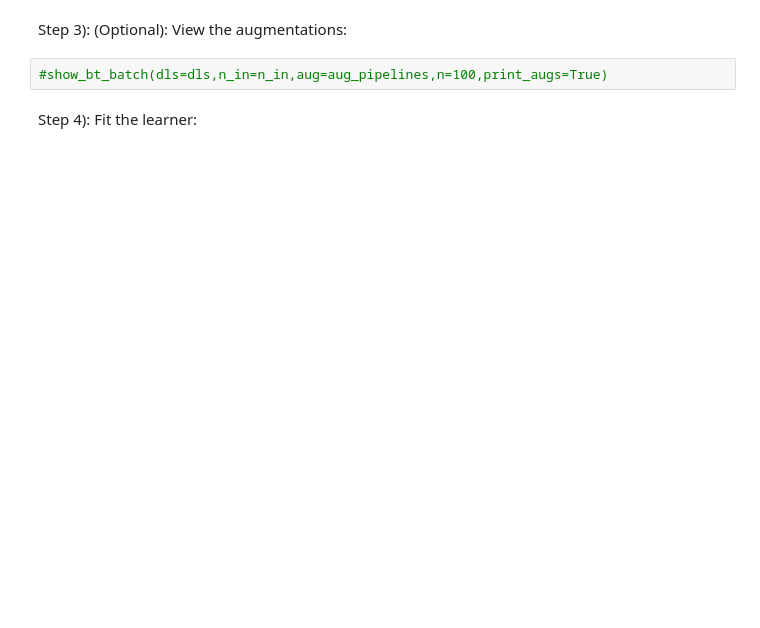
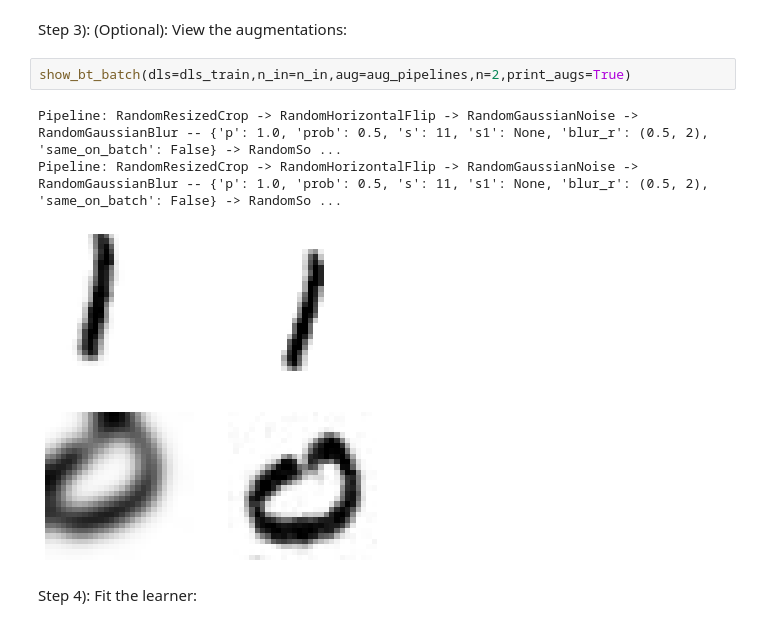
Before and after one commit to hamish-haggerty/AI-hacking, a Jupyter notebook: SSL/MNIST_Val_draft.ipynb, the cells around one changed output. Cells and saved outputs as stored; diff of their text form; blank space fills up the shorter version.

```diff
--- a/SSL/MNIST_Val_draft.ipynb
+++ b/SSL/MNIST_Val_draft.ipynb
@@ -410,6 +381,10 @@ learn = Learner(dls,model, cbs=[BarlowTwins(aug_pipelines,n_in=n_in,lmb=1/ps,pri
 # %% [markdown]
 Step 3): (Optional): View the augmentations:
 # %%
-#show_bt_batch(dls=dls,n_in=n_in,aug=aug_pipelines,n=100,print_augs=True)
+show_bt_batch(dls=dls_train,n_in=n_in,aug=aug_pipelines,n=2,print_augs=True)
+# %% [output]
+Pipeline: RandomResizedCrop -> RandomHorizontalFlip -> RandomGaussianNoise -> RandomGaussianBlur -- {'p': 1.0, 'prob': 0.5, 's': 11, 's1': None, 'blur_r': (0.5, 2), 'same_on_batch': False} -> RandomSo ...
+Pipeline: RandomResizedCrop -> RandomHorizontalFlip -> RandomGaussianNoise -> RandomGaussianBlur -- {'p': 1.0, 'prob': 0.5, 's': 11, 's1': None, 'blur_r': (0.5, 2), 'same_on_batch': False} -> RandomSo ...
+[figure, added]
 # %% [markdown]
 Step 4): Fit the learner:
```
Also changed, not shown: parts of 22 cells of this notebook.
